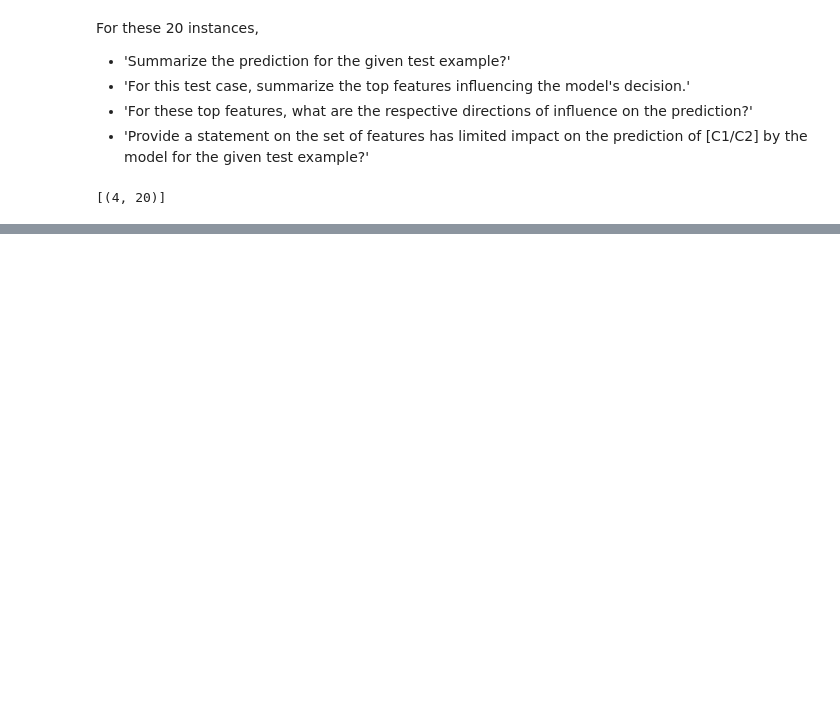
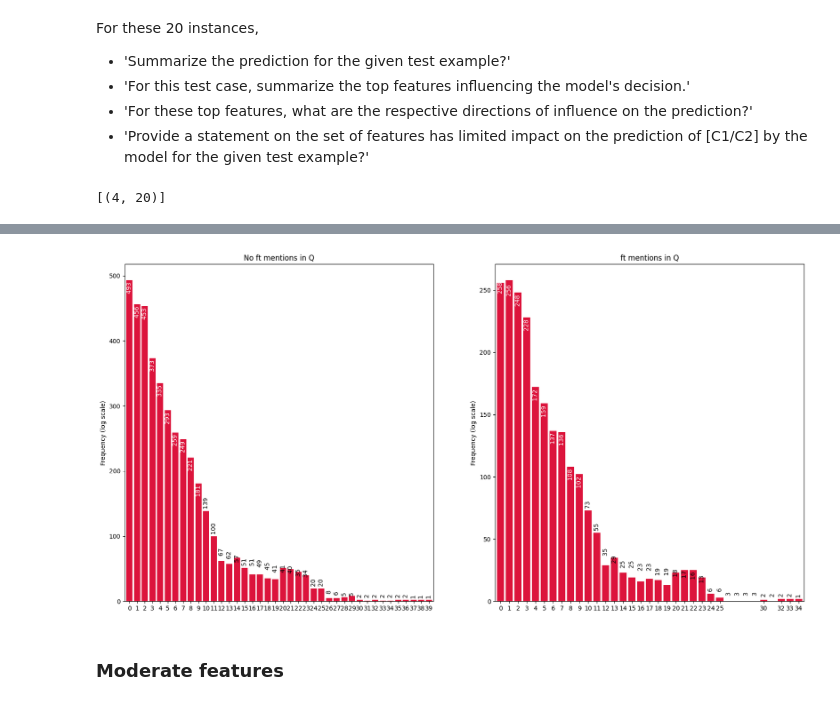
Before and after one commit to jameswburton18/LocalLevelExplanations, a Jupyter notebook: notebooks/dataset_analysis.ipynb, the cells around one changed output, grey strips where cells are left out. Saved outputs shown, nothing was run; the diff lists cells and outputs as text; code cells hidden in the pictures; blank space fills up the shorter version.

```diff
--- a/notebooks/dataset_analysis.ipynb
+++ b/notebooks/dataset_analysis.ipynb
@@ -99,7 +110,7 @@ no_task[0]
    'F27']},
  'narration': 'According to the classifier, C3 is the most probable label, followed by C1 and C2. To be specific, the predicted likelihoods across the classes C1, C3, and C2, respectively are 40.36%,  ...
 # %%
-test = json.load(open('raw_data/test_set_new.json',encoding='utf-8'))
+test = json.load(open('../raw_data/test_set_new.json',encoding='utf-8'))
 len(test)
 # %% [output]
 48
@@ -153,6 +140,9 @@ import matplotlib.pyplot as plt
 train = load_dataset("james-burton/textual-explanations", split='train')
 test = load_dataset("james-burton/textual-explanations", split='test')
 val = load_dataset("james-burton/textual-explanations", split='validation')
+
+simple_train = train.map(lambda x: simplify_narr_question(label_qs(x)),
+                              load_from_cache_file=False)
 # %% [output]
 Using custom data configuration james-burton--textual-explanations-19ff8605823ae74a
 Found cached dataset parquet (/home/james/.cache/huggingface/datasets/james-burton___parquet/james-burton--textual-explanations-19ff8605823ae74a/0.0.0/2a3b91fbd88a2c90d1dbbb32b460cf621d31bd5b05b934492 ...
@@ -397,0 +490,14 @@ Counter([len(l['narrative_questions']) for l in train if l['narrative_questions'
+# %%
+reg = re.compile(r'F\d+')
+mentions = [[reg.findall(n)for n in sent_tokenize(l['narration'])] for l in simple_train if l['narrative_questions'][1][:26] == "Summarise the top features"]
+all_fts = [l['feature_nums'] for l in simple_train if l['narrative_questions'][1][:26] == "Summarise the top features"]
+indexes = [[[narr.index(val) if len(sent)>0 else None for val in sent ] for sent in mention] for narr, mention in zip(all_fts, mentions)]
+rev_indexes = [[[narr[::-1].index(val) if len(sent)>0 else None for val in sent ] for sent in mention] for narr, mention in zip(all_fts, mentions)]
+
+mentions2 = [[reg.findall(n)for n in sent_tokenize(l['narration'])] for l in simple_train if l['narrative_questions'][1][:26] != "Summarise the top features"]
+all_fts2 = [l['feature_nums'] for l in simple_train if l['narrative_questions'][1][:26] != "Summarise the top features"]
+indexes2 = [[[narr.index(val) if len(sent)>0 else None for val in sent ] for sent in mention] for narr, mention in zip(all_fts2, mentions2)]
+
+for i, r_i in zip(indexes, rev_indexes):
+    print(i)#, r_i)
+    # print(r_i)
@@ -397,0 +522,39 @@ Counter([len(l['narrative_questions']) for l in train if l['narrative_questions'
+# %%
+tf = Counter([item for group in indexes for sublist in group for item in sublist]).most_common()
+
+y = [count for tag, count in tf]
+x = [tag for tag, count in tf]
+
+fig, axs = plt.subplots(1, 2, figsize=(20, 10))
+axs[0].bar(x, y, color='crimson')
+axs[0].set_title("No ft mentions in Q")
+axs[0].set_ylabel("Frequency")
+# axs[0].yscale('log') # optionally set a log scale for the y-axis
+
+axs[0].set_xticks(x, rotation=90)
+for i, (tag, count) in enumerate(tf):
+    axs[0].text(i, count, f' {count} ', rotation=90,
+             ha='center', va='top' if i < 10 else 'bottom', color='white' if i < 10 else 'black')
+axs[0].set_xlim(-0.6, len(x)-0.4) # optionally set tighter x lims
+
+tf2 = Counter([item for group in indexes2 for sublist in group for item in sublist]).most_common()
+y2 = [count for tag, count in tf2]
+x2 = [tag for tag, count in tf2]
+
+axs[1].bar(x2, y2, color='crimson')
+
+axs[1].set_title("ft mentions in Q")
+axs[1].set_ylabel("Frequency")
+# axs[1].yscale('log') # optionally set a log scale for the y-axis
+
+axs[1].set_xticks(x2, rotation=90)
+for i, (tag, count) in enumerate(tf2):
+    axs[1].text(i, count, f' {count} ', rotation=90,
+             ha='center', va='top' if i < 10 else 'bottom', color='white' if i < 10 else 'black')
+axs[1].set_xlim(-0.6, len(x2)-0.4) # optionally set tighter x lims
+
+plt.show()
+# %% [output]
+[figure, added]
+# %% [markdown]
+### Moderate features
```
Also changed, not shown: parts of 37 cells of this notebook.
